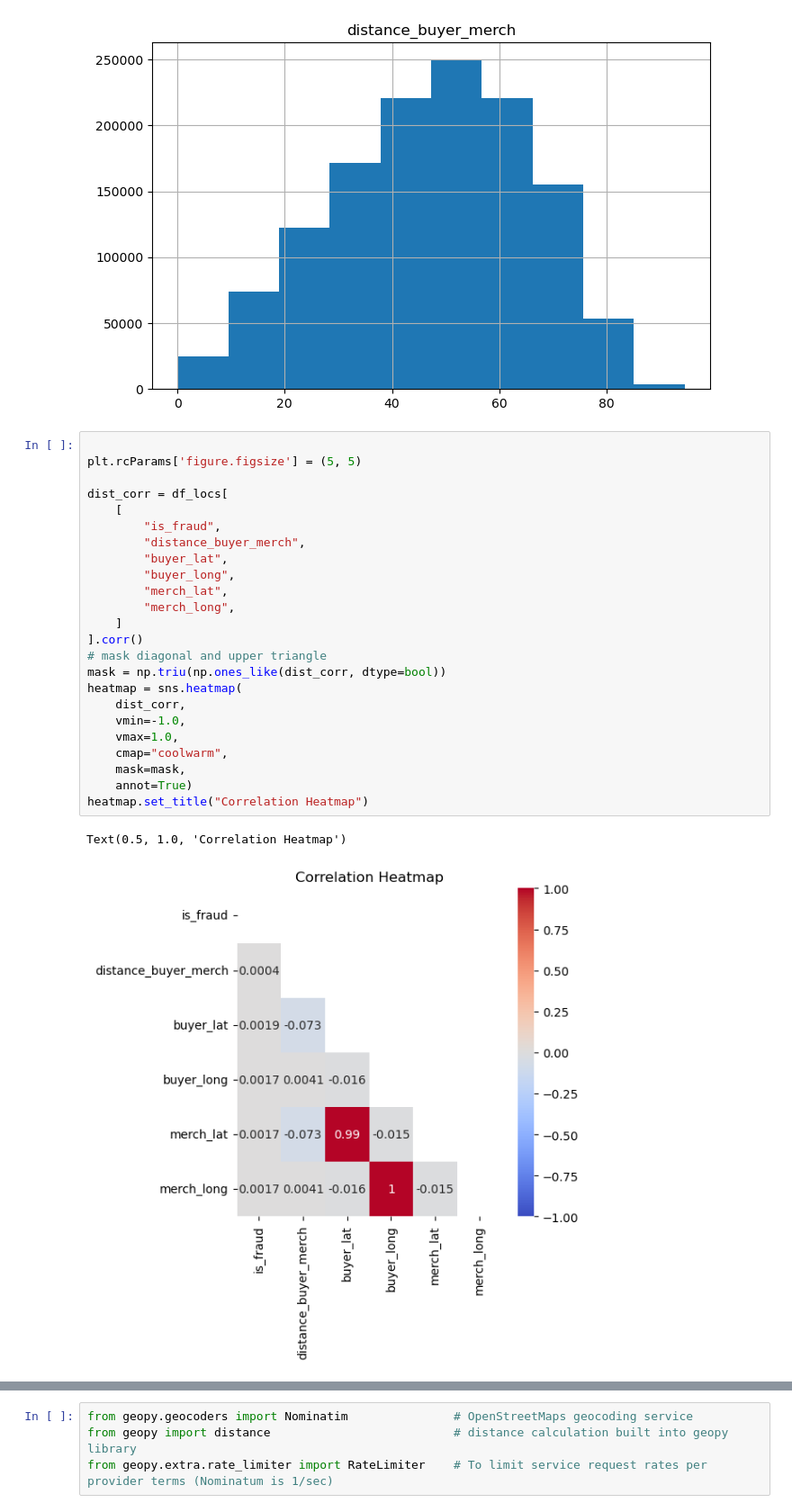
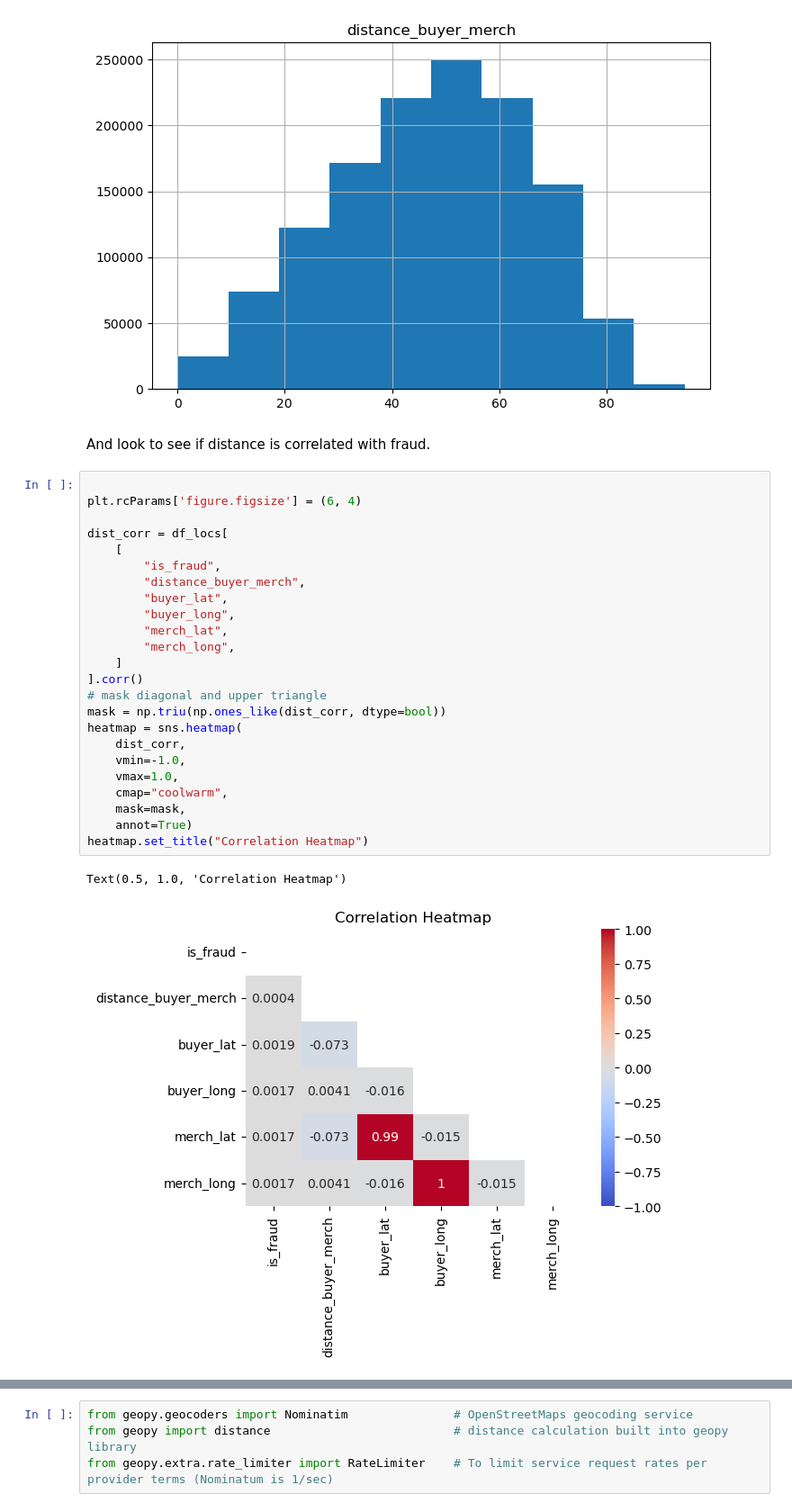
Before and after one commit to OMLDS/OMLDS_ML_Project_2023, a Jupyter notebook: notebooks/feature_eng_distance.ipynb, the cells around one changed output, grey strips where cells are left out. Shown at 90% size. Cells and saved outputs as stored; diff of their text form.

Commit message:
updates to distance feature notebook

```diff
--- a/notebooks/feature_eng_distance.ipynb
+++ b/notebooks/feature_eng_distance.ipynb
@@ -148,31 +191,33 @@ df_locs[["distance_buyer_merch"]].hist(figsize=(8,5))
 # %% [output]
 array([[<Axes: title={'center': 'distance_buyer_merch'}>]], dtype=object)
 [figure]
+# %% [markdown]
+And look to see if distance is correlated with fraud.
 # %%
 
-plt.rcParams['figure.figsize'] = (5, 5)
+plt.rcParams['figure.figsize'] = (6, 4)
 
 dist_corr = df_locs[
     [
         "is_fraud",
         "distance_buyer_merch",
         "buyer_lat",
         "buyer_long",
         "merch_lat",
         "merch_long",
     ]
 ].corr()
 # mask diagonal and upper triangle
 mask = np.triu(np.ones_like(dist_corr, dtype=bool))
 heatmap = sns.heatmap(
     dist_corr,
     vmin=-1.0,
     vmax=1.0,
     cmap="coolwarm",
     mask=mask,
     annot=True)
 heatmap.set_title("Correlation Heatmap")
 # %% [output]
 Text(0.5, 1.0, 'Correlation Heatmap')
-[figure, old version]
+[figure, new version]
 # %% [markdown]
```
Also changed, not shown: parts of 19 cells of this notebook.
